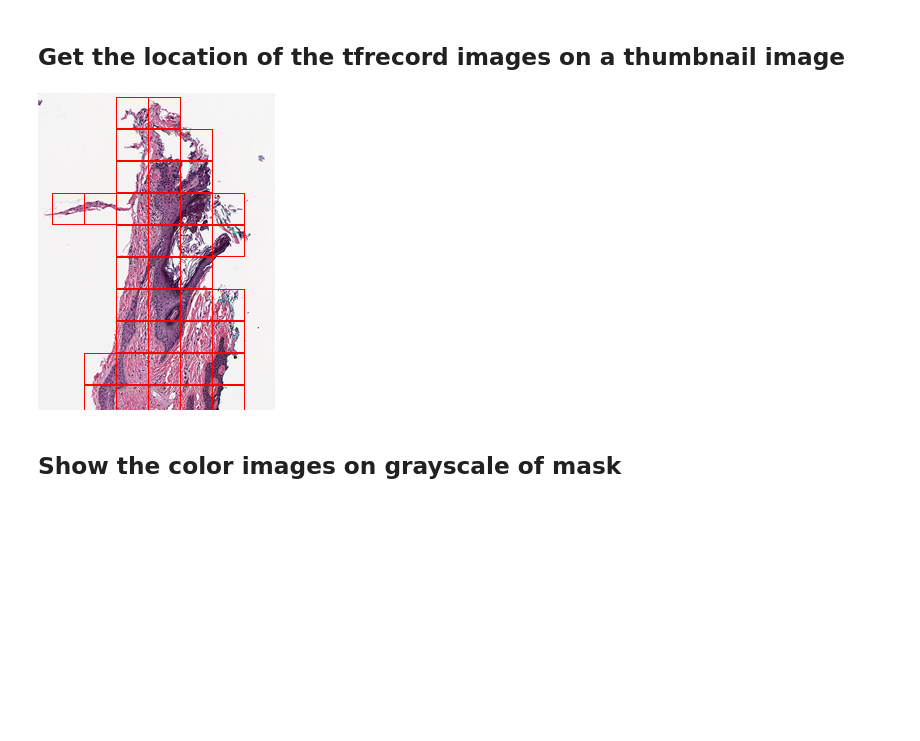
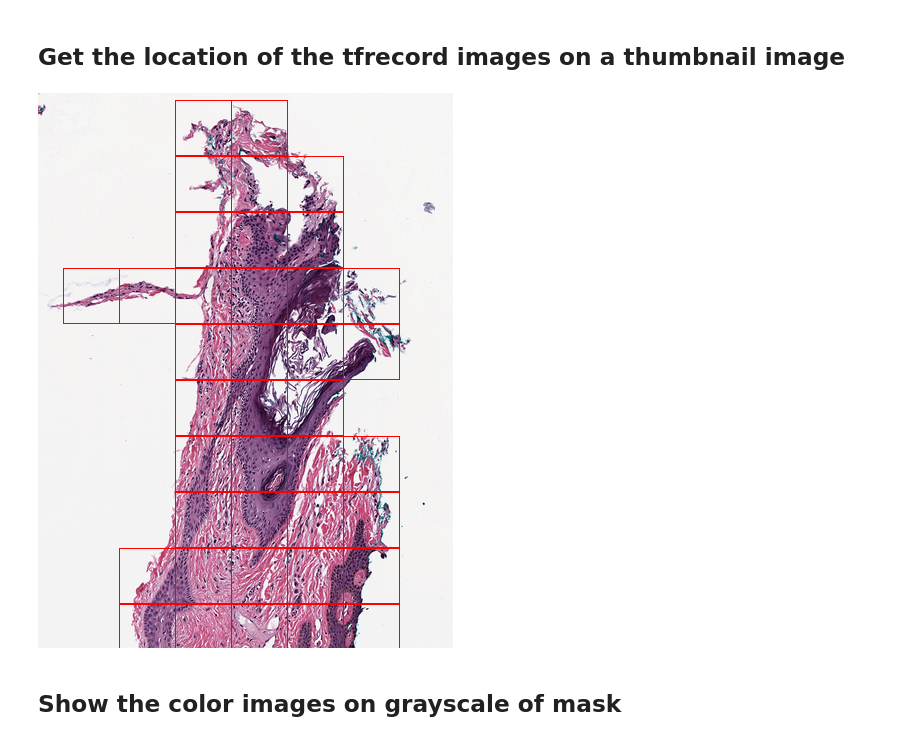
Before and after one commit to quincy-125/DigiPath_MLTK, a Jupyter notebook: notebook_masked_thumb_research/get_markup_thumb_confirm_grid_layout.ipynb, the cells around one changed output. Saved outputs shown, nothing was run; the diff lists cells and outputs as text; code cells hidden in the pictures; blank space fills up the shorter version.

```diff
--- a/notebook_masked_thumb_research/get_markup_thumb_confirm_grid_layout.ipynb
+++ b/notebook_masked_thumb_research/get_markup_thumb_confirm_grid_layout.ipynb
@@ -581,35 +588,35 @@ def get_marked_thumbnail(tfrecord_filename, wsi_filename, thumb_scale):
     pixels_height = np.int(os_obj.dimensions[1] * thumb_scale)
     pixels_width = np.int(os_obj.dimensions[0] * thumb_scale)
     one_thumb = os_obj.get_thumbnail((pixels_height, pixels_width)).convert('RGBA')
     #     thumbnail_divisor = 1 / thumb_scale
     #     mask_dict = get_mask_w_scale_grid(os_obj, patch_height, patch_width, thumbnail_divisor)
     #     one_thumb = mask_dict['one_thumb'].convert('RGBA')
     one_thumb_draw = ImageDraw.Draw(one_thumb)
 
     iterable_tfrecord = get_iterable_tfrecord(tfrecord_filename).__iter__()
     is_empty = False
     while is_empty == False:
         try:
             patch_record = iterable_tfrecord.next()
             image_raw = patch_record['image_raw'].numpy()
             ulc_row = np.int(patch_record['ulc_row'].numpy() * thumb_scale)
             ulc_col = np.int(patch_record['ulc_col'].numpy() * thumb_scale)
             lrc_row = np.int(patch_record['lrc_row'].numpy() * thumb_scale)
             lrc_col = np.int(patch_record['lrc_col'].numpy() * thumb_scale)
             one_thumb_draw.rectangle(((ulc_col, ulc_row), (lrc_col, lrc_row)), outline='red', fill=None)
         except StopIteration:
             is_empty = True
             pass
 
     return one_thumb
 tfrecord_filename = '../../DigiPath_MLTK_data/thumb_test/CMU-1-Small-Region.tfrecords'
 wsi_filename = os.path.join(data_dir, files_list[0]) # 'CMU-1-Small-Region.svs'
-thumb_scale = 1/7
+thumb_scale = 1/4
 
 marked_thumbnail = get_marked_thumbnail(tfrecord_filename, wsi_filename, thumb_scale)
 display(marked_thumbnail)
 # %% [output]
-[figure, old version]
+[figure, new version]
 # %% [markdown]
 ## Show the color images on grayscale of mask
 # %%
```
Also changed, not shown: parts of 3 cells of this notebook.
